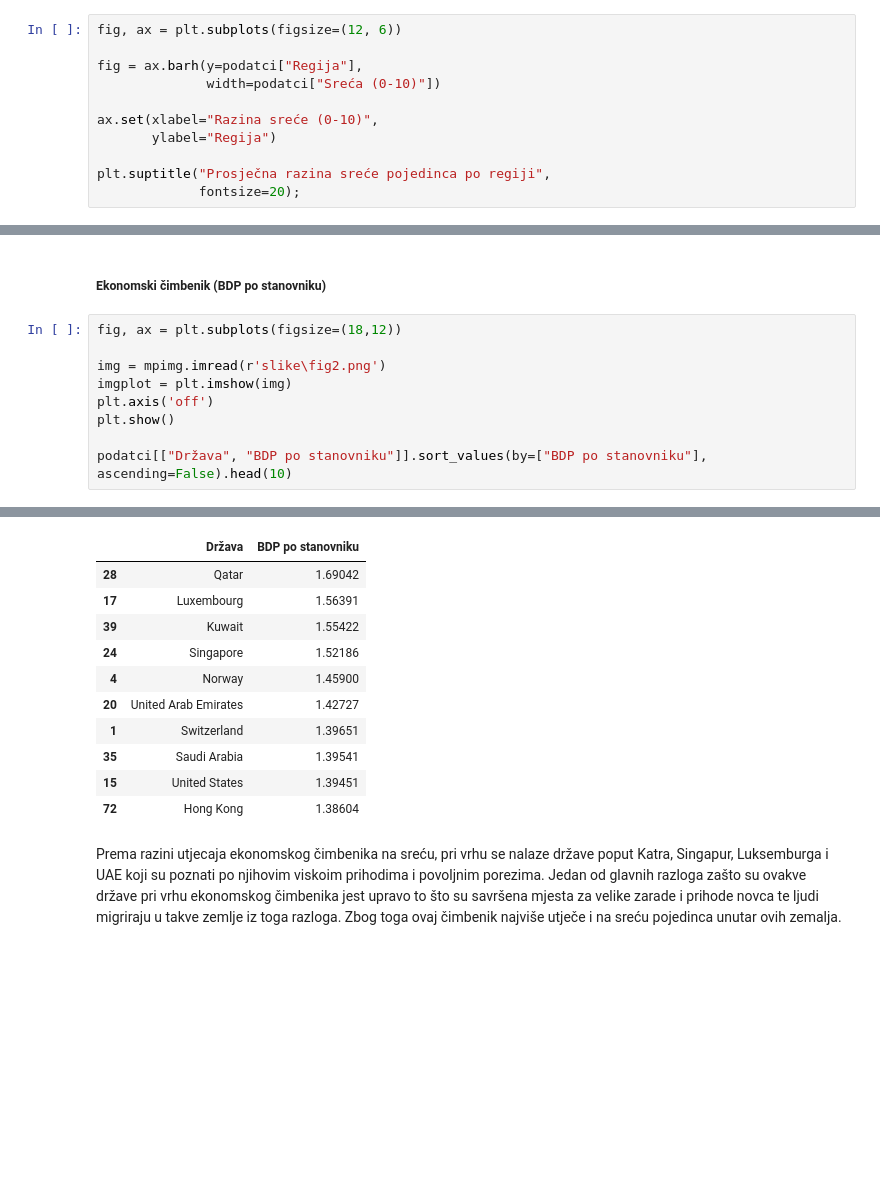
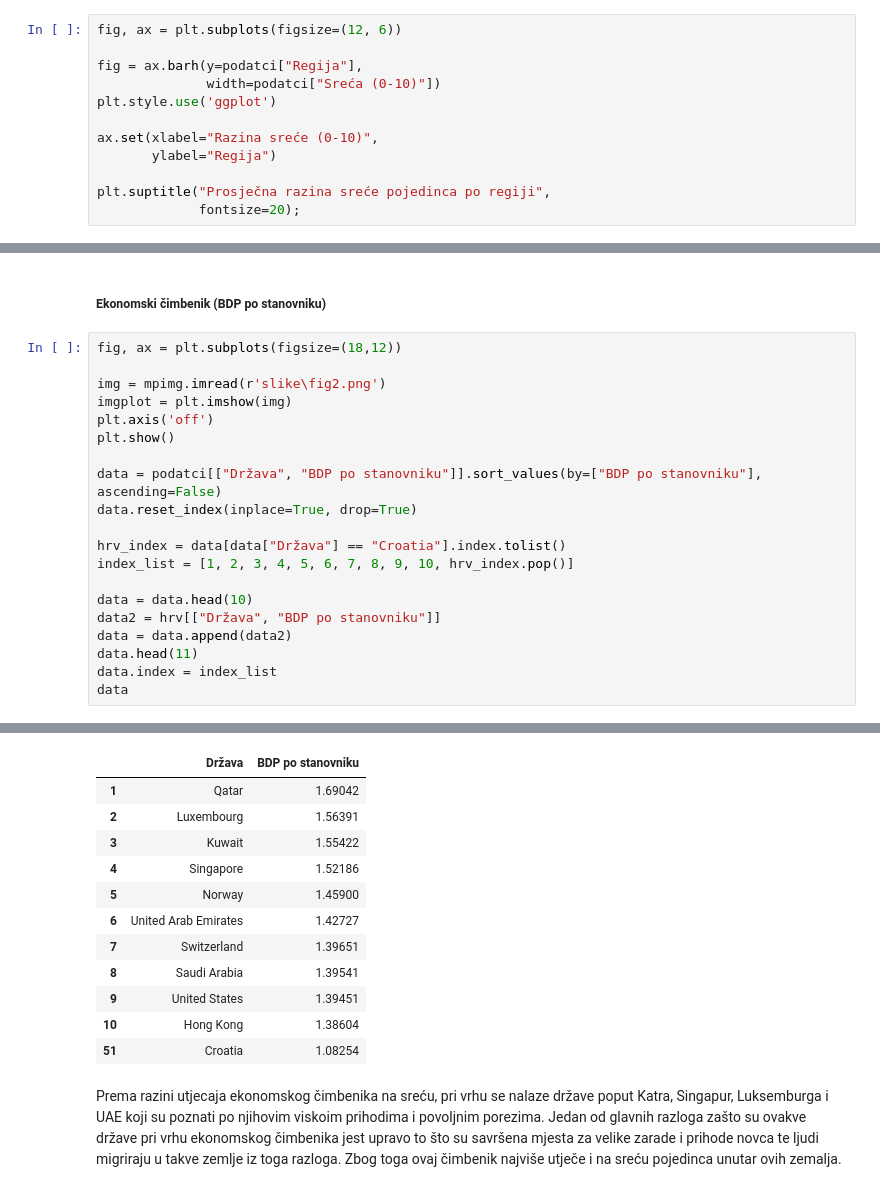
Before and after one commit to jslavic/radzaskolu, a Jupyter notebook: SkolskiRad.ipynb, the cells around one changed output, grey strips where cells are left out. Cells and saved outputs as stored; diff of their text form; blank space fills up the shorter version.

```diff
--- a/SkolskiRad.ipynb
+++ b/SkolskiRad.ipynb
@@ -87,6 +112,7 @@ fig, ax = plt.subplots(figsize=(12, 6))
 
 fig = ax.barh(y=podatci["Regija"],
               width=podatci["Sreća (0-10)"])
+plt.style.use('ggplot')
 
 ax.set(xlabel="Razina sreće (0-10)",
        ylabel="Regija")
@@ -455,25 +485,37 @@ Uz nordijske zemlje i Švicarsku, među najsretnijim državama se također nalaz
 # %%
 fig, ax = plt.subplots(figsize=(18,12))
 
 img = mpimg.imread(r'slike\fig2.png')
 imgplot = plt.imshow(img)
 plt.axis('off')
 plt.show()
 
-podatci[["Država", "BDP po stanovniku"]].sort_values(by=["BDP po stanovniku"], ascending=False).head(10)
+data = podatci[["Država", "BDP po stanovniku"]].sort_values(by=["BDP po stanovniku"], ascending=False)
+data.reset_index(inplace=True, drop=True)
+
+hrv_index = data[data["Država"] == "Croatia"].index.tolist()
+index_list = [1, 2, 3, 4, 5, 6, 7, 8, 9, 10, hrv_index.pop()]
+
+data = data.head(10)
+data2 = hrv[["Država", "BDP po stanovniku"]]
+data = data.append(data2)
+data.head(11)
+data.index = index_list
+data
 # %% [output]
 [figure]
 |  | Država | BDP po stanovniku |
-| 28 | Qatar | 1.69042 |
-| 17 | Luxembourg | 1.56391 |
-| 39 | Kuwait | 1.55422 |
-| 24 | Singapore | 1.52186 |
-| 4 | Norway | 1.45900 |
-| 20 | United Arab Emirates | 1.42727 |
-| 1 | Switzerland | 1.39651 |
-| 35 | Saudi Arabia | 1.39541 |
-| 15 | United States | 1.39451 |
-| 72 | Hong Kong | 1.38604 |
+| 1 | Qatar | 1.69042 |
+| 2 | Luxembourg | 1.56391 |
+| 3 | Kuwait | 1.55422 |
+| 4 | Singapore | 1.52186 |
+| 5 | Norway | 1.45900 |
+| 6 | United Arab Emirates | 1.42727 |
+| 7 | Switzerland | 1.39651 |
+| 8 | Saudi Arabia | 1.39541 |
+| 9 | United States | 1.39451 |
+| 10 | Hong Kong | 1.38604 |
+| 51 | Croatia | 1.08254 |
 # %% [markdown]
 Prema razini utjecaja ekonomskog čimbenika na sreću, pri vrhu se nalaze države poput Katra, Singapur, Luksemburga i UAE koji su poznati po njihovim viskoim prihodima i povoljnim porezima. Jedan od glavnih razloga zašto su ovakve države pri vrhu ekonomskog čimbenika jest upravo to što su savršena mjesta za velike zarade i prihode novca te ljudi migriraju u takve zemlje iz toga razloga. Zbog toga ovaj čimbenik najviše utječe i na sreću pojedinca unutar ovih zemalja.
 # %% [markdown]
```
Also changed, not shown: parts of 7 cells of this notebook.
